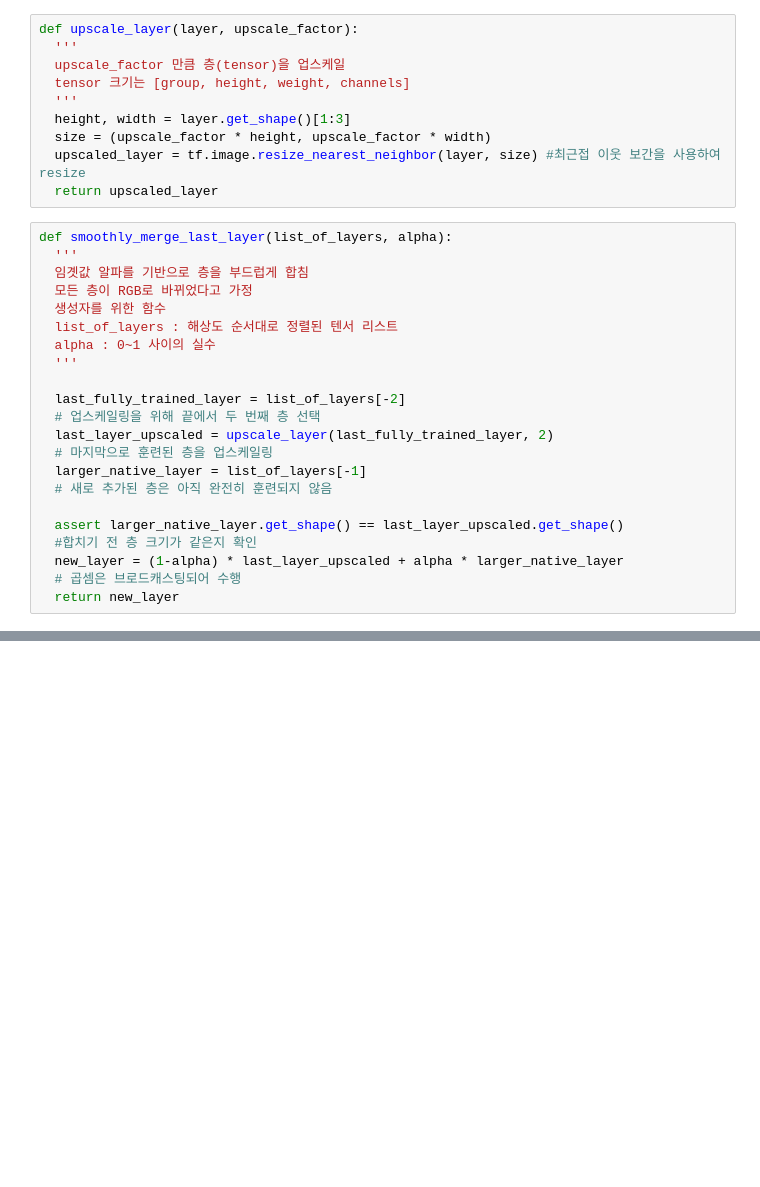
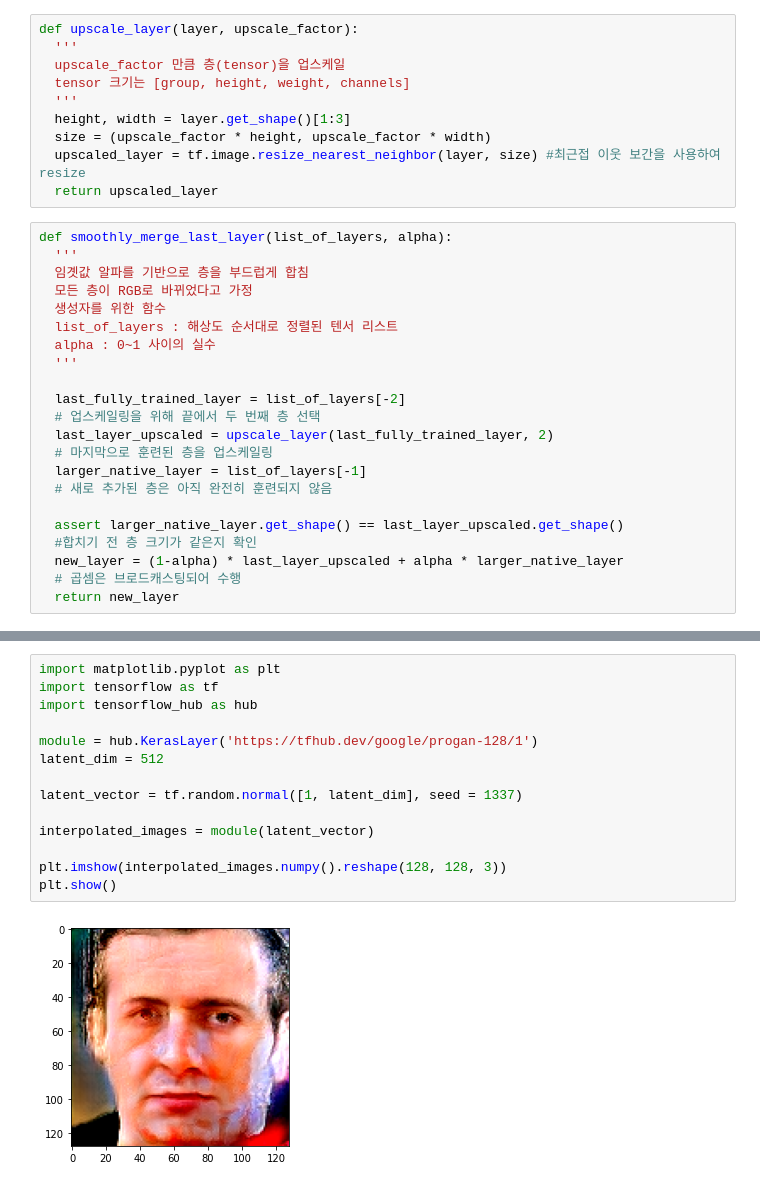
Before and after one commit to dlarhkd1211/GANs-in-action, a Jupyter notebook: ch6.ipynb, the cells around one changed output, grey strips where cells are left out. Drawn from its saved outputs; the diff is of its cells as text; blank space fills up the shorter version.

```diff
--- a/ch6.ipynb
+++ b/ch6.ipynb
@@ -35,0 +85,16 @@ def smoothly_merge_last_layer(list_of_layers, alpha):
+# %%
+import matplotlib.pyplot as plt
+import tensorflow as tf
+import tensorflow_hub as hub
+
+module = hub.KerasLayer('https://tfhub.dev/google/progan-128/1')
+latent_dim = 512
+
+latent_vector = tf.random.normal([1, latent_dim], seed = 1337)
+
+interpolated_images = module(latent_vector)
+
+plt.imshow(interpolated_images.numpy().reshape(128, 128, 3))
+plt.show()
+# %% [output]
+[figure, added]
```
Also changed, not shown: parts of 3 cells of this notebook.
